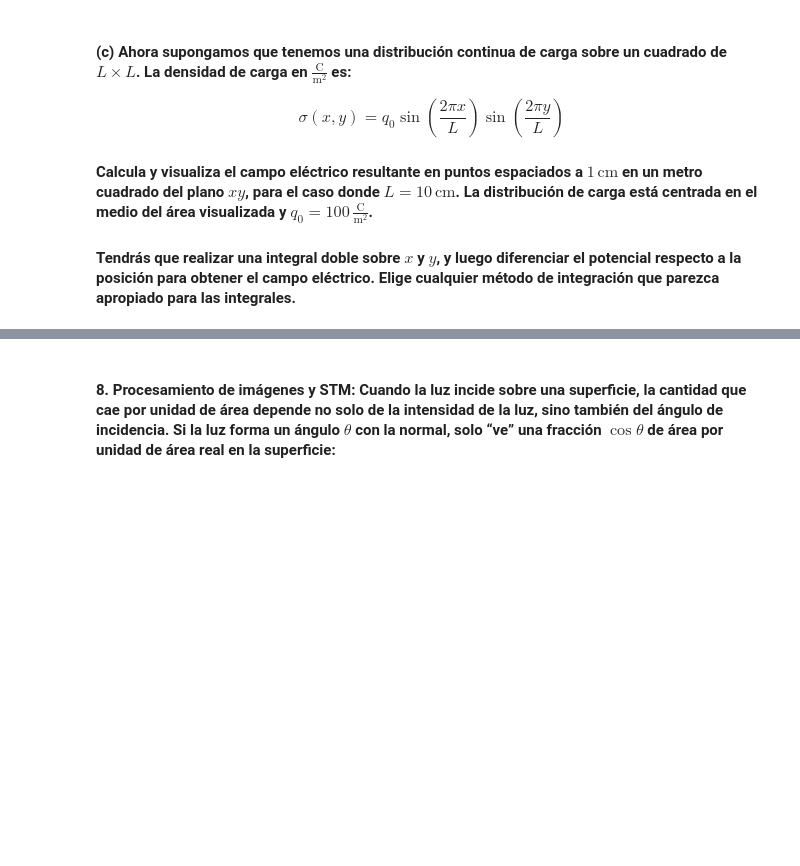
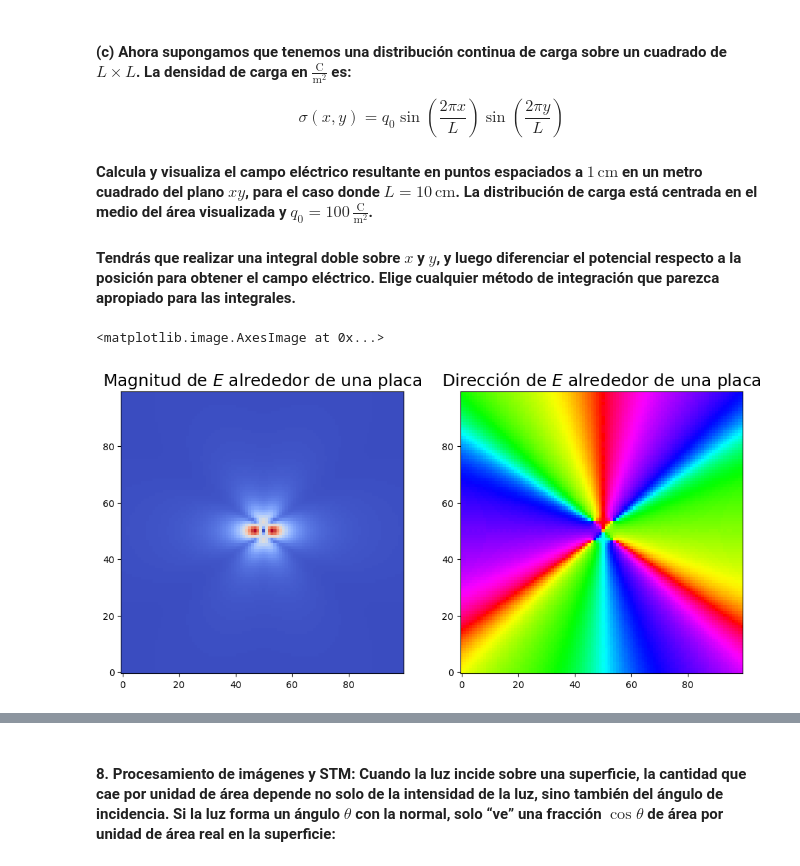
Before and after one commit to Alexi5omg/CLASE, a Jupyter notebook: Tareas/Práctica_3.ipynb, the cells around one changed output, grey strips where cells are left out. Cells and saved outputs as stored; diff of their text form; code cells hidden in the pictures; blank space fills up the shorter version.

Commit message:
Ejercicio 6

```diff
--- a/Tareas/Práctica_3.ipynb
+++ b/Tareas/Práctica_3.ipynb
@@ -632,3 +618,48 @@ $$\sigma(x, y) = q_0 \sin\left(\frac{2\pi x}{L}\right) \sin\left(\frac{2\pi y}{L
 #### Calcula y visualiza el campo eléctrico resultante en puntos espaciados a $1\,\mathrm{cm}$ en un metro cuadrado del plano $xy$, para el caso donde $L = 10\,\mathrm{cm}$. La distribución de carga está centrada en el medio del área visualizada y $q_0 = 100\,\frac{\mathrm{C}}{\mathrm{m}^2}$.
 
 #### Tendrás que realizar una integral doble sobre $x$ y $y$, y luego diferenciar el potencial respecto a la posición para obtener el campo eléctrico. Elige cualquier método de integración que parezca apropiado para las integrales.
+# %%
+# Usamos la cuadrataura gaussinada definida ejercicios atrás
+def cuadgauss2(f,a,b,c,d,N):
+    x,w = np.polynomial.legendre.leggauss(N)
+    Wx = (1/2)*(b-a)*w
+    Wy = (1/2)*(d-c)*w
+    X = (1/2)*(b-a)*x + (1/2)*(b+a)
+    Y = (1/2)*(d-c)*x + (1/2)*(d+c)
+    s = 0
+    m = 0
+    for i in range(N):
+      for j in range(N):
+        s = s + Wx[i]*Wy[j]*f(X[i],Y[j])
+    return s
+
+# Definimos la función para calcular el potencial a una distancia x,y de
+# la placa de 0.05m*0.05m
+def V(x,y):
+  L = 0.1 # =10cm
+  e0 = 8.854e-12
+  def f(x0,y0): # La función a integrar
+    r = np.sqrt((x-x0)**2 + (y-y0)**2) +5
+    sigma = 100*np.sin((2*np.pi*x0)/L)*np.sin((2*np.pi*y0)/L)
+    return sigma/r
+  return cuadgauss2(f,-L/2,L/2,-L/2,L/2,100) / (4*np.pi*e0)
+# L/2 porque está centrado en el plano
+
+xs = np.arange(-0.5,0.5,0.01) # 1cm = 0.01m
+ys = np.arange(-0.5,0.5,0.01)
+x,y = np.meshgrid(xs,ys)
+Ex = -fx(V,x,y) # Usamos las mismas funciones para derivar del
+Ey = -fy(V,x,y) # inciso pasado
+ET_magnitud = np.sqrt(Ex**2+Ey**2)
+ET_direccion = np.arctan2(Ey,Ex)
+
+pl.figure(figsize=(12,10))
+pl.subplot(121)
+pl.title(r"Magnitud de $E$ alrededor de una placa",size=18)
+pl.imshow(ET_magnitud,cmap='coolwarm',origin='lower')
+pl.subplot(122)
+pl.title(r"Dirección de $E$ alrededor de una placa",size=18)
+pl.imshow(ET_direccion,cmap='hsv',origin='lower')
+# %% [output]
+<matplotlib.image.AxesImage at 0x...>
+[figure, added]
```
Also changed, not shown: parts of 6 cells of this notebook.
